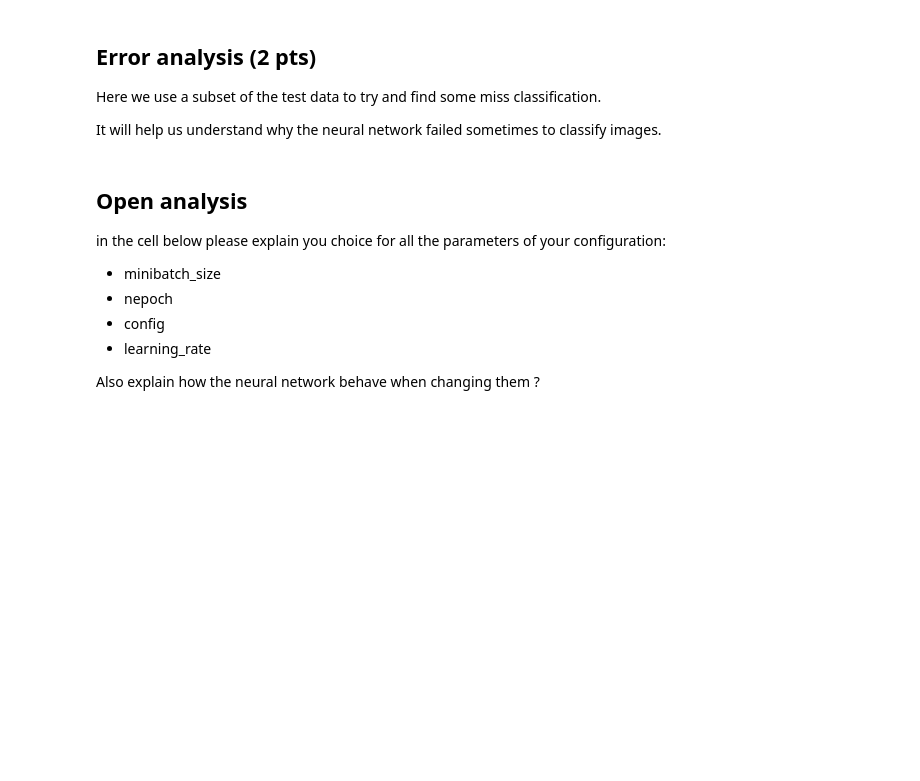
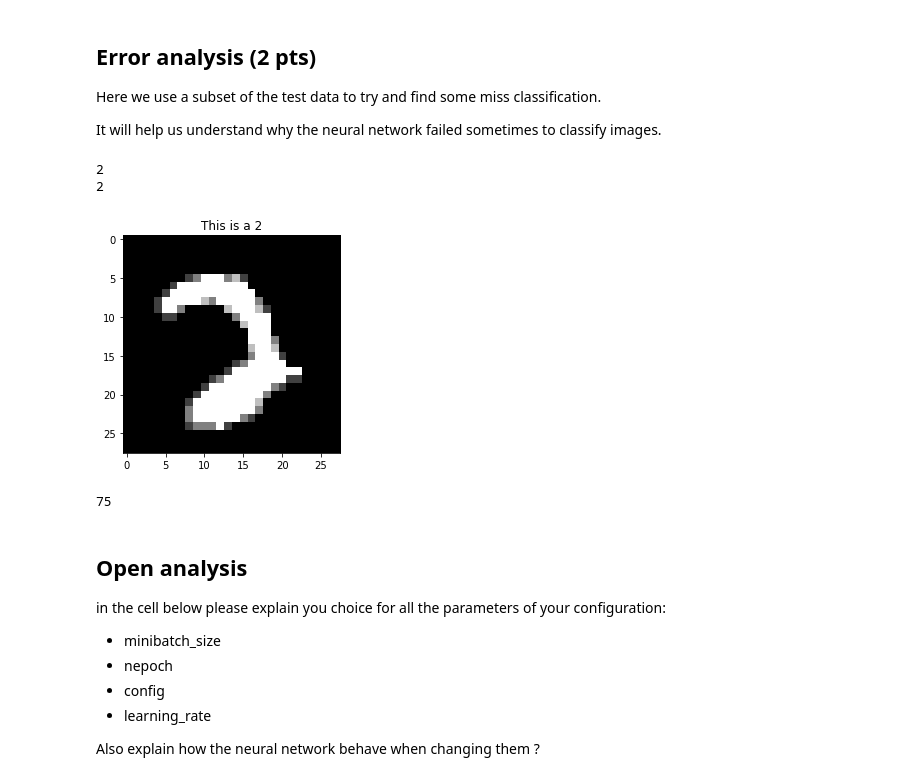
Before and after one commit to DL-ECE/tp-1-deeplearningbasics-MIrlinger, a Jupyter notebook: rapport.ipynb, the cells around one changed output. Saved outputs shown, nothing was run; the diff lists cells and outputs as text; code cells hidden in the pictures; blank space fills up the shorter version.

```diff
--- a/rapport.ipynb
+++ b/rapport.ipynb
@@ -146,13 +125,13 @@ def sigmoid(M: np.array) -> np.array:
 # %%
 def d_sigmoid(M: np.array)-> np.array:
     """Compute the derivative of the sigmoid"""
-    # TODO
-    return None
+    return sigmoid(M) * (1 - sigmoid(M))
 # %%
 def softmax(X: np.array)-> np.array:
     """Apply a softmax to the input array"""
-    # TODO
-    return None
+    e = np.exp(X)
+    somme_e = np.sum(np.exp(X), axis=1).reshape(-1,1)
+    return e / somme_e
 # %% [markdown]
 ## Feed forward NN
 
@@ -296,13 +288,13 @@ It's on 12 points because there is a lot of functions to fill but also we want t
 
 To have all the point your neural network needs to have a Test accuracy > 92 % !!
 # %%
-minibatch_size = 5
+minibatch_size = 20
 nepoch = 10
-learning_rate = 0.01
+learning_rate = 0.05
 
-ffnn = FFNN(config=[784, 3, 3, 10], minibatch_size=minibatch_size, learning_rate=learning_rate)
+ffnn = FFNN(config=[784, 30, 30, 10], minibatch_size=minibatch_size, learning_rate=learning_rate)
 # %%
 assert X_train.shape[0] % minibatch_size == 0
 assert X_test.shape[0] % minibatch_size == 0
 
-err = ffnn.train(nepoch, X_train, y_train, X_test, y_test)
+err = ffnn.train(nepoch, normalize_data(X_train), target_to_one_hot(y_train), normalize_data(X_test), target_to_one_hot(y_test))
@@ -315,24 +318,37 @@ It will help us understand why the neural network failed sometimes to classify i
 # %%
 nsample = 1000
 X_demo = X_test[:nsample,:]
 y_demo = ffnn.forward_pass(X_demo)
-y_true = y_test[:nsample,:]
+y_true = y_test[:nsample]
 
-index_to_plot = 50
+index_to_plot = 372
 plot_one_image(X_demo, y_true, index_to_plot)
 
 # Compare to the prediction
-prediction = np.argmax(y_demo[index_to_plot,:])
-true_target = np.argmax(y_true[index_to_plot,:])
+prediction = str(np.argmax(y_demo[index_to_plot]))
+true_target = y_true[index_to_plot]
+print(prediction)
+print(true_target)
 
 # is it the same number ?
+# %% [output]
+2
+2
+[figure, added]
 # %%
-# loop arround the demo test set and try to find a miss prediction
+# loop around the demo test set and try to find a miss prediction
+miss=0
 for i in range(0, nsample):
-    prediction = None # Todo
-    true_target = None # Todo
+    prediction = str(np.argmax(y_demo[i]))
+    true_target = y_true[i]
     if prediction != true_target:
         # TODO
+        #print(i, prediction, true_target)
+        miss += 1
+
+print(miss)
+# %% [output]
+75
 # %% [markdown]
 ## Open analysis
 
```
Also changed, not shown: parts of 7 cells of this notebook.
